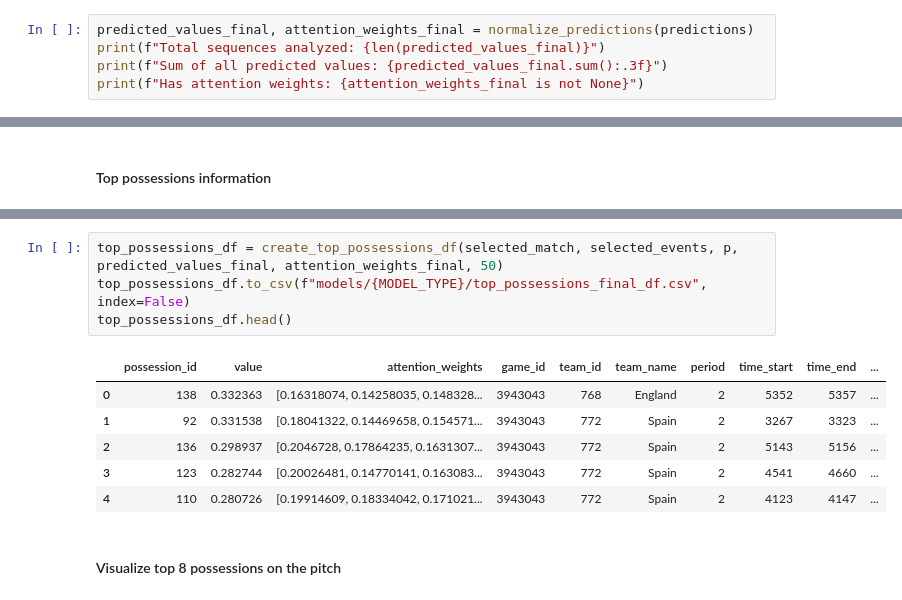
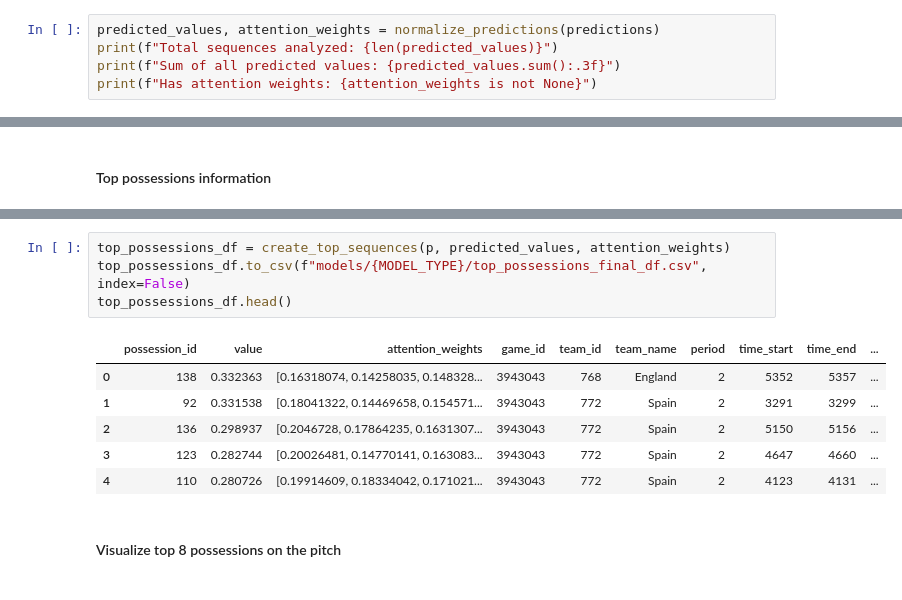
Before and after one commit to tmorcinek/statsbomb-scout, a Jupyter notebook: analysis_final_match.ipynb, the cells around one changed output, grey strips where cells are left out. Saved outputs shown, nothing was run; the diff lists cells and outputs as text.

```diff
--- a/analysis_final_match.ipynb
+++ b/analysis_final_match.ipynb
@@ -135,10 +136,10 @@ predictions
 # %% [markdown]
 #### Predictions
 # %%
-predicted_values_final, attention_weights_final = normalize_predictions(predictions)
-print(f"Total sequences analyzed: {len(predicted_values_final)}")
-print(f"Sum of all predicted values: {predicted_values_final.sum():.3f}")
-print(f"Has attention weights: {attention_weights_final is not None}")
+predicted_values, attention_weights = normalize_predictions(predictions)
+print(f"Total sequences analyzed: {len(predicted_values)}")
+print(f"Sum of all predicted values: {predicted_values.sum():.3f}")
+print(f"Has attention weights: {attention_weights is not None}")
 # %% [output]
 Total sequences analyzed: 1301
 Sum of all predicted values: 37.924
@@ -173,14 +196,14 @@ Top 8 sequences with highest predicted values:
 # %%
-top_possessions_df = create_top_possessions_df(selected_match, selected_events, p, predicted_values_final, attention_weights_final, 50)
+top_possessions_df = create_top_sequences(p, predicted_values, attention_weights)
 top_possessions_df.to_csv(f"models/{MODEL_TYPE}/top_possessions_final_df.csv", index=False)
 top_possessions_df.head()
 # %% [output]
 |  | possession_id | value | attention_weights | game_id | team_id | team_name | period | time_start | time_end | ... |
 | 0 | 138 | 0.332363 | [0.16318074, 0.14258035, 0.148328... | 3943043 | 768 | England | 2 | 5352 | 5357 | ... |
-| 1 | 92 | 0.331538 | [0.18041322, 0.14469658, 0.154571... | 3943043 | 772 | Spain | 2 | 3267 | 3323 | ... |
-| 2 | 136 | 0.298937 | [0.2046728, 0.17864235, 0.1631307... | 3943043 | 772 | Spain | 2 | 5143 | 5156 | ... |
-| 3 | 123 | 0.282744 | [0.20026481, 0.14770141, 0.163083... | 3943043 | 772 | Spain | 2 | 4541 | 4660 | ... |
-| 4 | 110 | 0.280726 | [0.19914609, 0.18334042, 0.171021... | 3943043 | 772 | Spain | 2 | 4123 | 4147 | ... |
+| 1 | 92 | 0.331538 | [0.18041322, 0.14469658, 0.154571... | 3943043 | 772 | Spain | 2 | 3291 | 3299 | ... |
+| 2 | 136 | 0.298937 | [0.2046728, 0.17864235, 0.1631307... | 3943043 | 772 | Spain | 2 | 5150 | 5156 | ... |
+| 3 | 123 | 0.282744 | [0.20026481, 0.14770141, 0.163083... | 3943043 | 772 | Spain | 2 | 4647 | 4660 | ... |
+| 4 | 110 | 0.280726 | [0.19914609, 0.18334042, 0.171021... | 3943043 | 772 | Spain | 2 | 4123 | 4131 | ... |
 # %% [markdown]
 #### Visualize top 8 possessions on the pitch
 # %%
```
Also changed, not shown: parts of 9 cells of this notebook, 5 other files.
